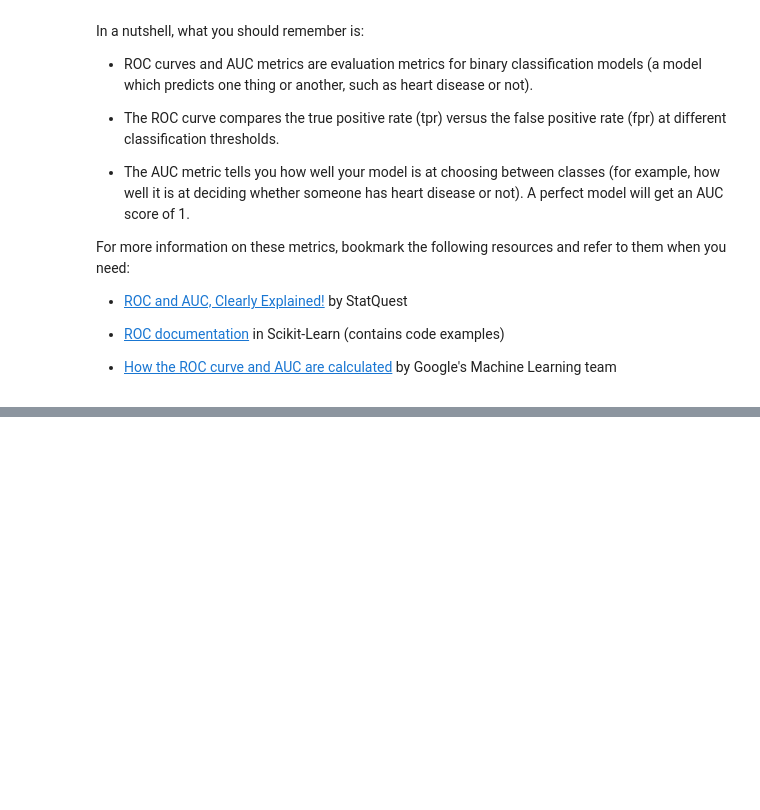
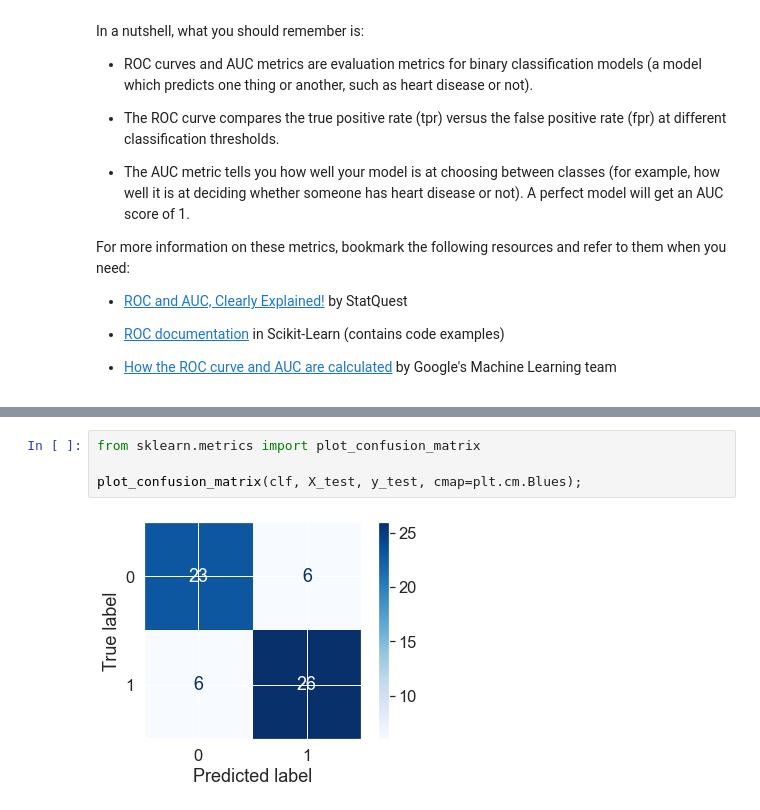
Before and after one commit to horsemaker/Code--Complete-Machine-Learning-And-Data-Science-Bootcamp-2021, a Jupyter notebook: section-2-data-science-and-ml-tools/introduction-to-scikit-learn.ipynb, the cells around one changed output, grey strips where cells are left out. Saved outputs shown, nothing was run; the diff lists cells and outputs as text; blank space fills up the shorter version.

```diff
--- a/section-2-data-science-and-ml-tools/introduction-to-scikit-learn.ipynb
+++ b/section-2-data-science-and-ml-tools/introduction-to-scikit-learn.ipynb
@@ -1322,0 +1407,6 @@ For more information on these metrics, bookmark the following resources and refe
+# %%
+from sklearn.metrics import plot_confusion_matrix
+
+plot_confusion_matrix(clf, X_test, y_test, cmap=plt.cm.Blues);
+# %% [output]
+[figure, added]
```
Also changed, not shown: parts of 20 cells of this notebook.
